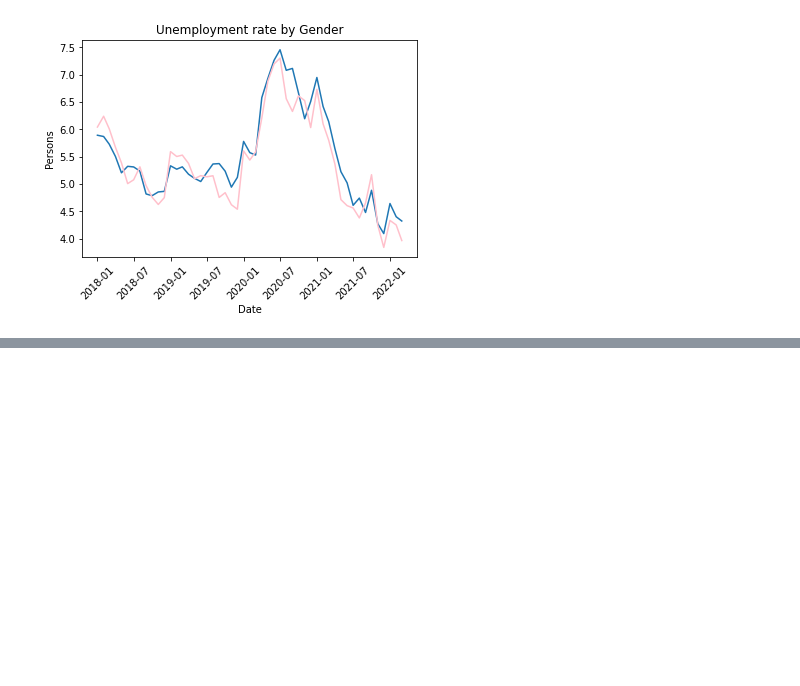
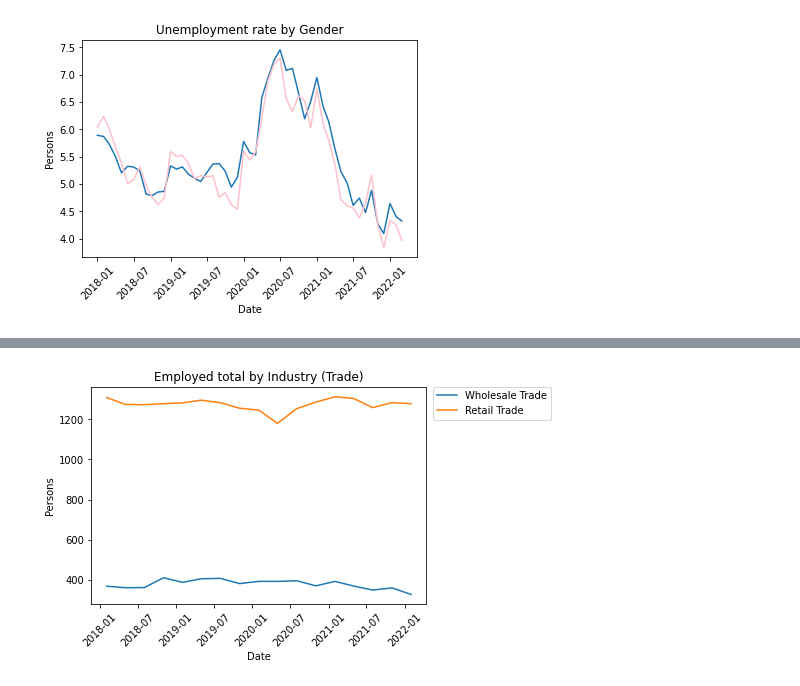
Before and after one commit to CarmenK2/GroupProject1, a Jupyter notebook: Project1_unemployment.ipynb, the cells around one changed output, grey strips where cells are left out. Saved outputs shown, nothing was run; the diff lists cells and outputs as text; code cells hidden in the pictures; blank space fills up the shorter version.

```diff
--- a/Project1_unemployment.ipynb
+++ b/Project1_unemployment.ipynb
@@ -210,0 +230,11 @@ plt.show()
+# %%
+plt.plot(industry_data["Date"], industry_data['Wholesale Trade ;  Employed total ;.1'], label='Wholesale Trade')
+plt.plot(industry_data["Date"], industry_data['Retail Trade ;  Employed total ;.1'], label='Retail Trade')
+plt.legend(bbox_to_anchor=(1.02, 1), loc='upper left', borderaxespad=0)
+plt.title('Employed total by Industry (Trade)')
+plt.xlabel('Date')
+plt.xticks(rotation=45)
+plt.ylabel('Persons')
+plt.show()
+# %% [output]
+[figure, added]
```
Also changed, not shown: parts of 12 cells of this notebook.
